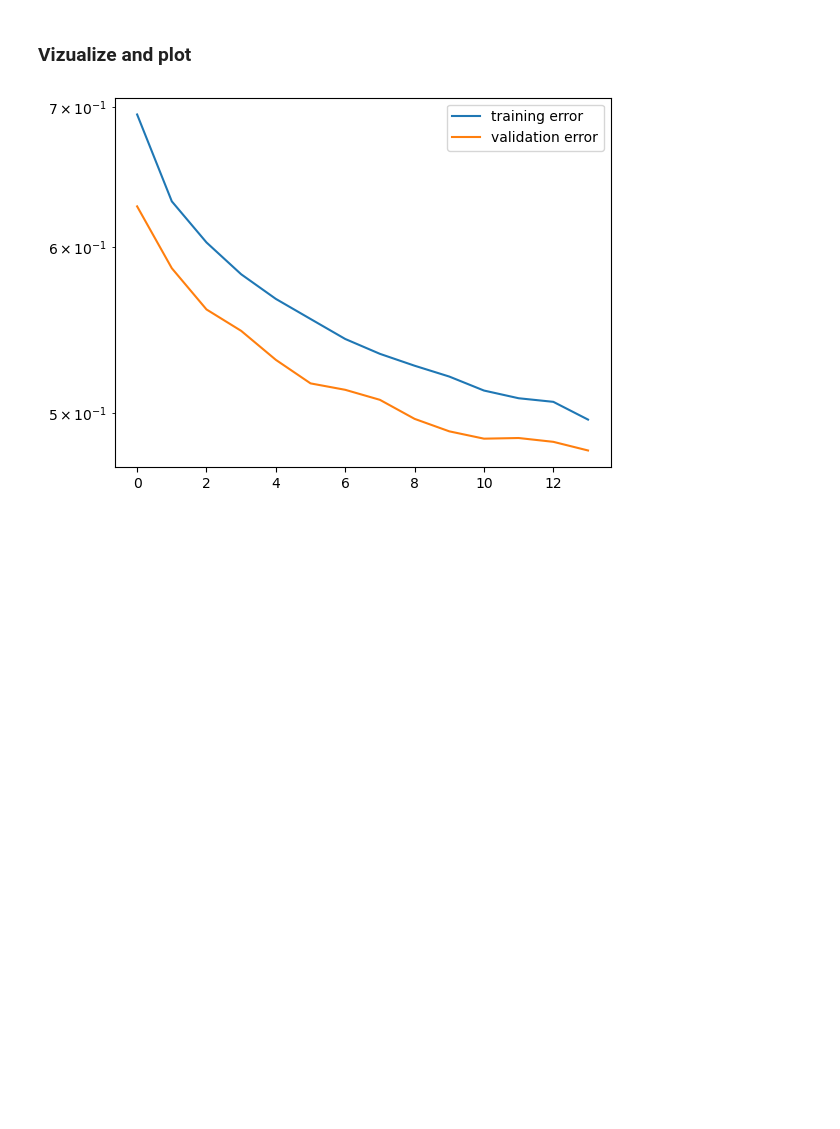
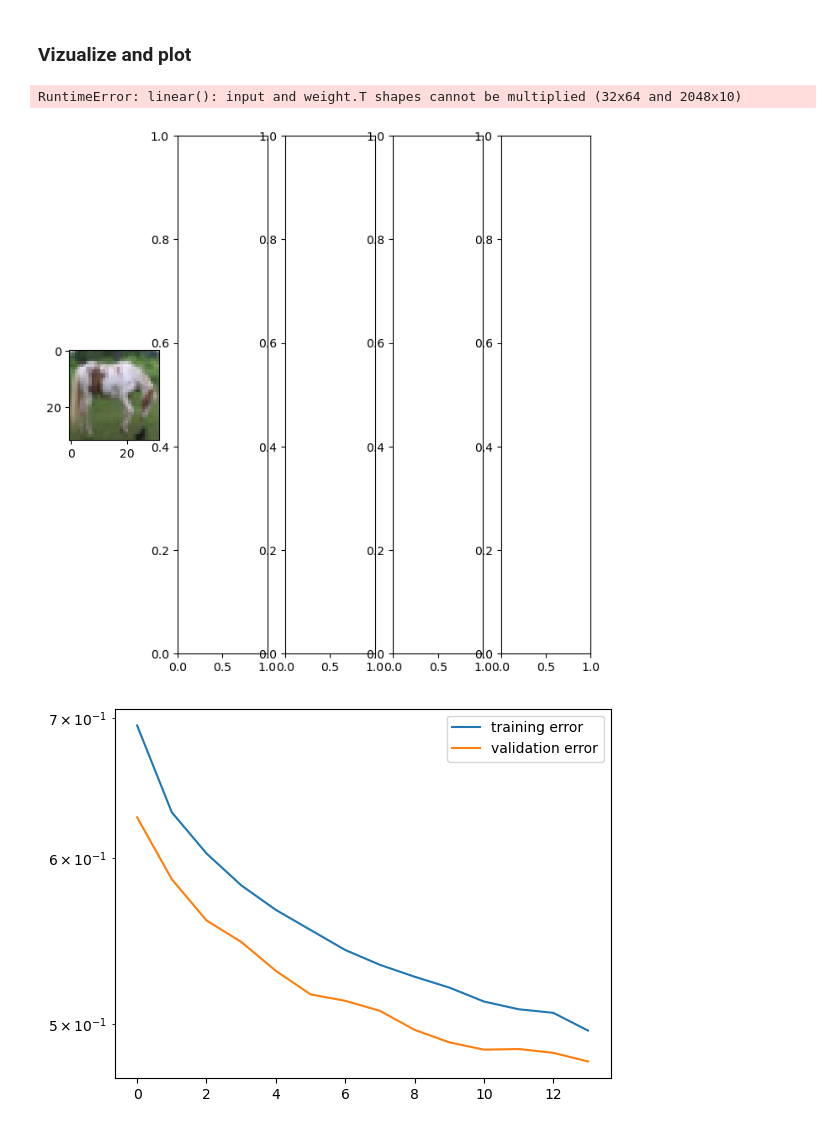
Before and after one commit to aghassaei/csci378-hw4, a Jupyter notebook: pytorch_hw.ipynb, the cells around one changed output. Cells and saved outputs as stored; diff of their text form; code cells hidden in the pictures; blank space fills up the shorter version.

```diff
--- a/pytorch_hw.ipynb
+++ b/pytorch_hw.ipynb
@@ -70,14 +70,14 @@ class MLP(nn.Module):
 
     def __init__(self, arch=[256, 128], activation=nn.ReLU):
         super().__init__()
-        layers = []
+        self.layers = []
         arch.insert(0, 3 * 32 * 32)
         arch.append(100)
         for i in range(len(arch) - 1):
-            layers.append(nn.Linear(arch[i], arch[i+1]))
+            self.layers.append(nn.Linear(arch[i], arch[i+1]))
             if i < len(arch) - 2:
-                layers.append(activation())
-        self.model = nn.Sequential(*layers)
+                self.layers.append(activation())
+        self.model = nn.Sequential(*self.layers)
 
     def forward(self, x):
         return self.model(x.reshape(-1, 3 * 32 * 32)).squeeze(dim=0)
@@ -178,0 +204,11 @@ KeyboardInterrupt:
+# %%
+%%time
+cnn_model, cnn_train_accs, cnn_valid_accs = train(model_class=CNN,
+                                                    lr=1e-2,
+                                                    epochs=20,
+                                                    batch_size=64,
+                                                    momentum=0.9,
+                                                    reg=1e-5,
+                                                    activation=nn.ReLU,
+                                                    use_augmentation=True,
+                                                    aug_params=aug_params)
@@ -179,16 +233,33 @@ KeyboardInterrupt:
 # %% [markdown]
 ### Vizualize and plot
 # %%
-# viz predictions
+# # viz predictions
 
 # fig, axs = plt.subplots(1, 5, figsize=(8, 8))
 # for i in range(5):
 #     r = torch.randint(len(cifar), (1,)).item()
 #     axs[i].imshow(cifar[r][0].numpy().transpose(1, 2, 0))
-#     preds = nn.functional.softmax(mlp_model(normalize(cifar[r][0])), dim=0)
+#     preds = nn.functional.softmax(cnn_model(normalize(cifar[r][0]).to(device)), dim=0)
+
 #     c = torch.argmax(preds)
 #     axs[i].set_title("{}: ({:.2f})".format(classes[c], preds[c]))
 # plt.show()
+
+fig, axs = plt.subplots(1, 5, figsize=(8, 8))
+for i in range(5):
+    r = torch.randint(len(cifar), (1,)).item()
+    cifar_gpu = cifar[r][0].to(device)
+
+    preds = nn.functional.softmax(cnn_model(normalize(cifar_gpu)), dim=0)
+    preds = preds.cpu()
+
+    c = torch.argmax(preds)
+    axs[i].imshow(cifar[r][0].numpy().transpose(1, 2, 0))
+    axs[i].set_title("{}: ({:.2f})".format(classes[c], preds[c]))
+plt.show()
+# %% [output]
+RuntimeError: linear(): input and weight.T shapes cannot be multiplied (32x64 and 2048x10)
+[figure, added]
 # %%
 # Plot the training error against the validation error (something off)
 
```
Also changed, not shown: parts of 10 cells of this notebook.
